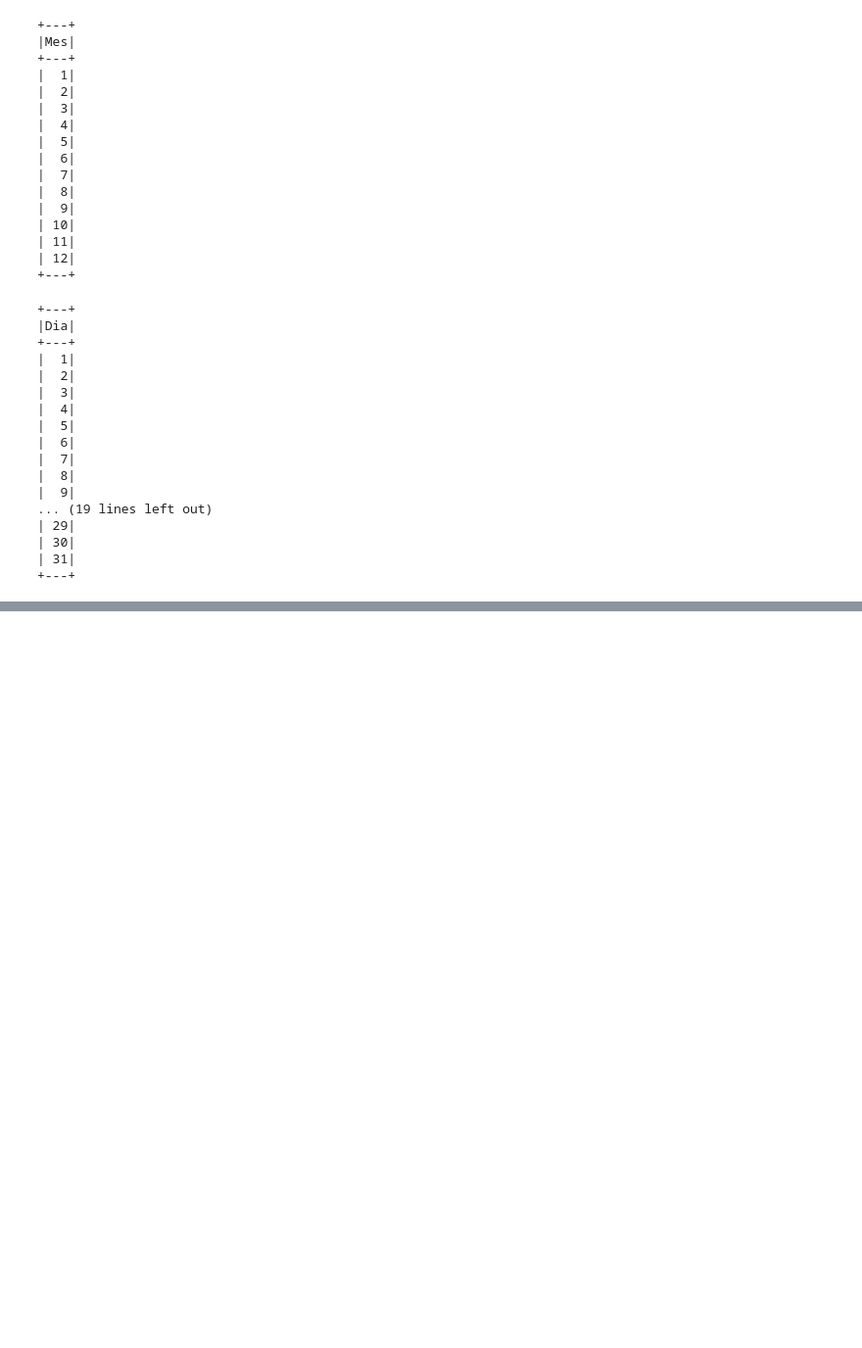
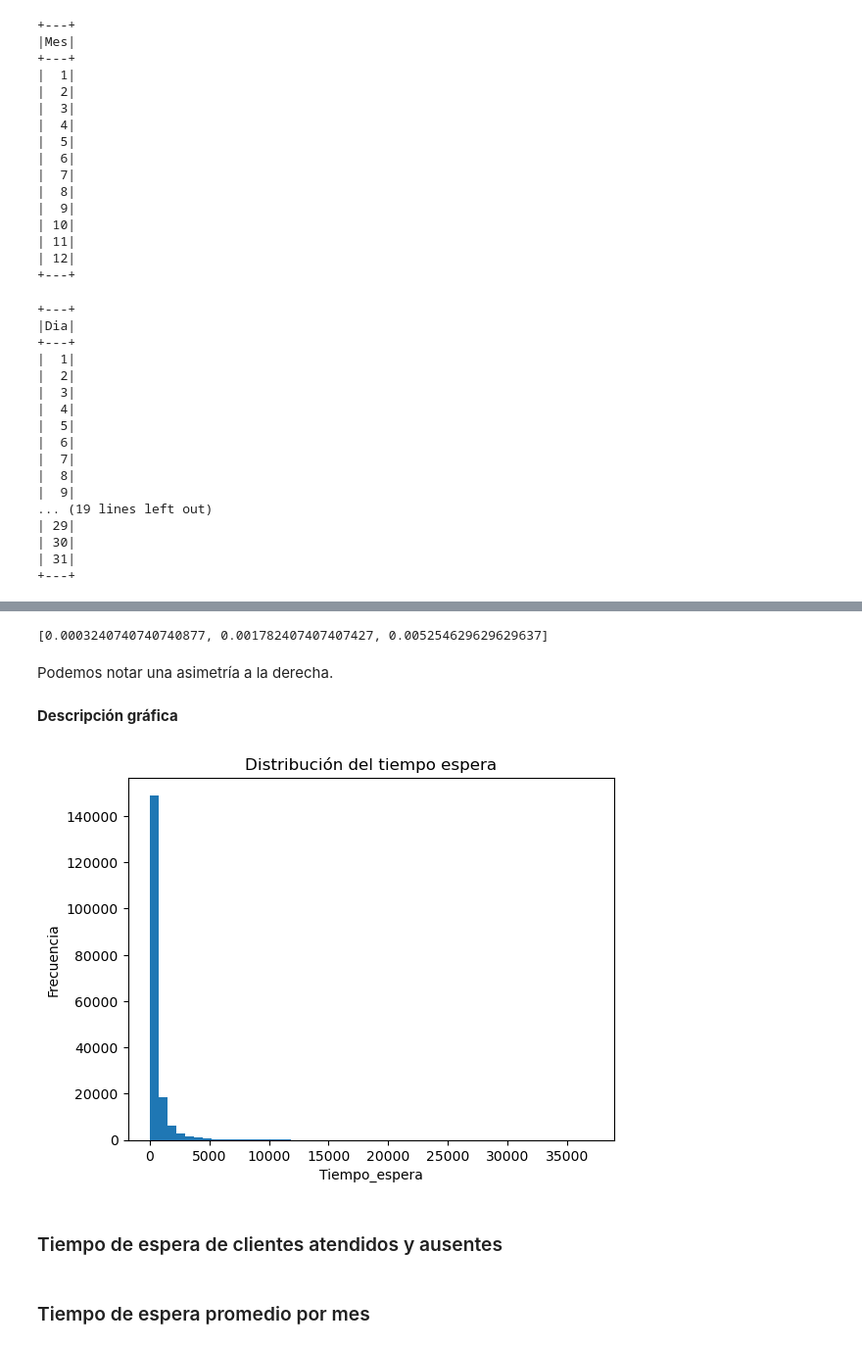
Before and after one commit to TheMexicanTarzan/Reto-COPPEL, a Jupyter notebook: Análisis_COPPEL.ipynb, the cells around one changed output, grey strips where cells are left out. Shown at 98% size. Cells and saved outputs as stored; diff of their text form; code cells hidden in the pictures; blank space fills up the shorter version.

```diff
--- a/Análisis_COPPEL.ipynb
+++ b/Análisis_COPPEL.ipynb
@@ -264,0 +389,6 @@ df.select(col("Dia")).distinct().orderBy(col("Dia")).show(df.count())
+# %%
+muestra = df.sampleBy(col("Mes"),
+            fractions={1: 0.01, 2: 0.01, 3: 0.01, 4: 0.01, 5: 0.01, 6: 0.01,
+                       7: 0.01, 8: 0.01, 9: 0.01, 10: 0.01, 11: 0.01, 12: 0.01},
+            seed=42).toPandas()
+print(muestra.shape)
@@ -264,0 +468,20 @@ df.select(col("Dia")).distinct().orderBy(col("Dia")).show(df.count())
+# %%
+df.approxQuantile("Tiempo_espera", [0.25, 0.5, 0.75], 0.01)
+# %% [output]
+[0.0003240740740740877, 0.001782407407407427, 0.005254629629629637]
+# %% [markdown]
+Podemos notar una asimetría a la derecha.
+# %% [markdown]
+**Descripción gráfica**
+# %%
+plt.hist(muestra.Tiempo_espera, bins=50)
+plt.title("Distribución del tiempo espera")
+plt.xlabel("Tiempo_espera")
+plt.ylabel("Frecuencia")
+plt.show()
+# %% [output]
+[figure, added]
+# %% [markdown]
+### Tiempo de espera de clientes atendidos y ausentes
+# %% [markdown]
+### Tiempo de espera promedio por mes
```
Also changed, not shown: parts of 47 cells of this notebook.
